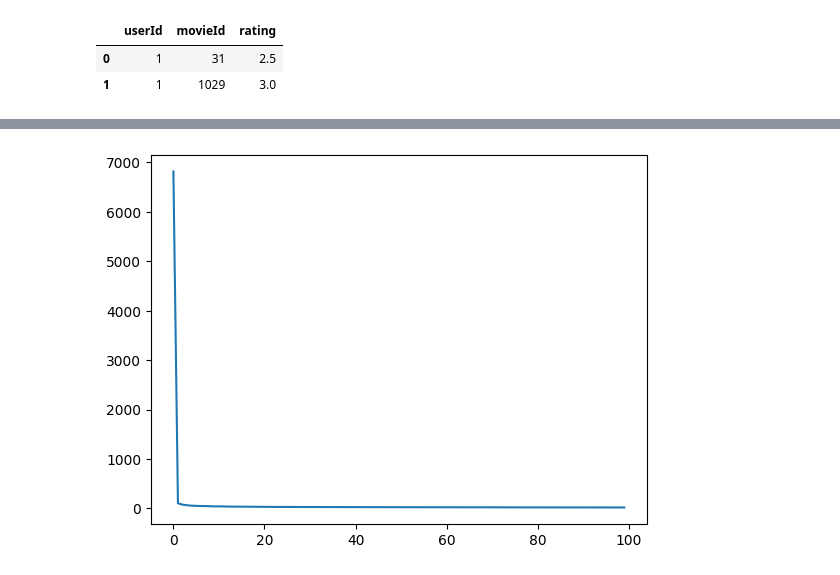
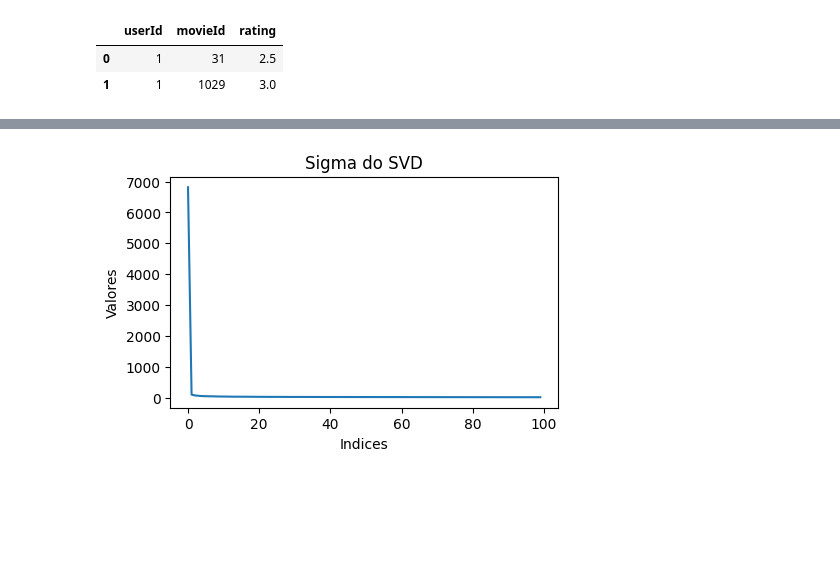
Before and after one commit to esdrasgc/netflix_challenge, a Jupyter notebook: main.ipynb, the cells around one changed output, grey strips where cells are left out. Saved outputs shown, nothing was run; the diff lists cells and outputs as text; code cells hidden in the pictures; blank space fills up the shorter version.

```diff
--- a/main.ipynb
+++ b/main.ipynb
@@ -61,10 +54,14 @@ from scipy.linalg import svd, diagsvd
 U, s, Vt = svd(b)
 # %%
 import matplotlib.pyplot as plt
-# %%
-plt.plot(s[:100])
-plt.show()
-# %% [output]
-[figure, removed]
+# %%
+plt.figure(figsize=(5, 3))
+plt.title('Sigma do SVD')
+plt.xlabel('Indices')
+plt.ylabel('Valores')
+plt.plot(s[:100])
+plt.show()
+# %% [output]
+[figure, added]
 # %%
 ## plot the s values
```
Also changed, not shown: parts of 6 cells of this notebook, 3 other files.
